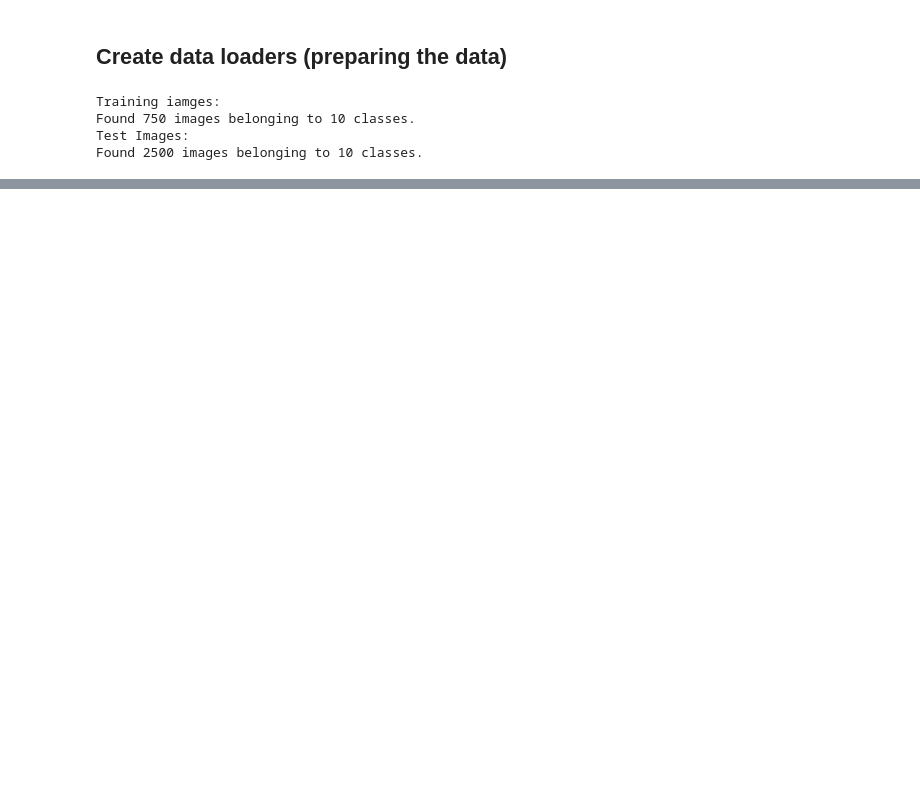
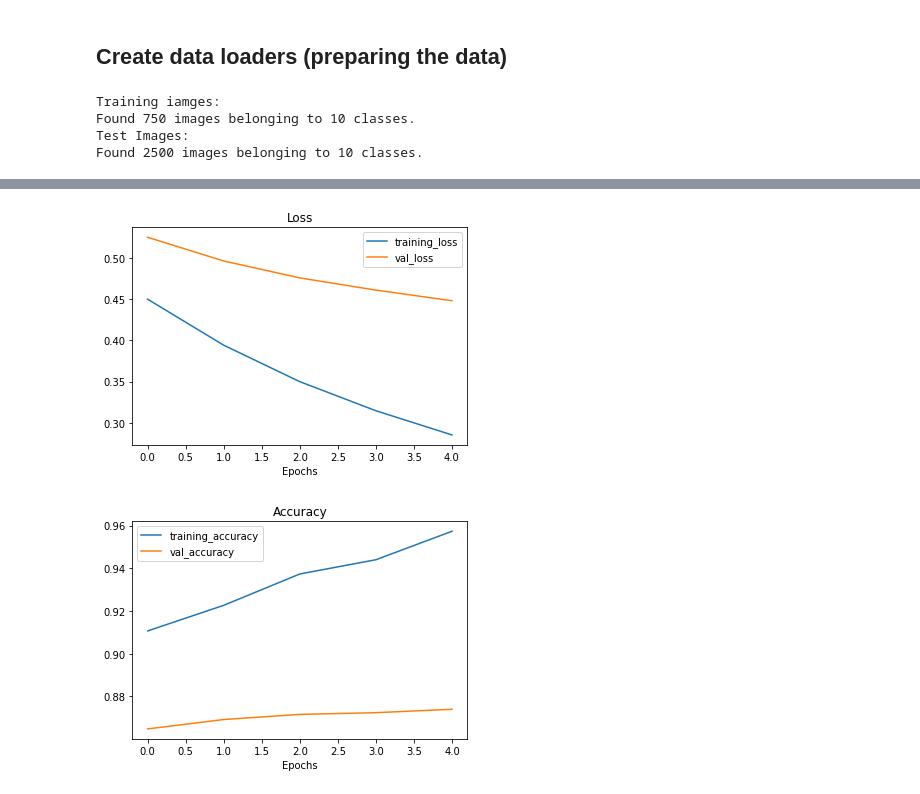
Before and after one commit to helloitsdaksh/Tensorflow_colab, a Jupyter notebook: 04_transfer_learning_in_tensorflow_part_1_feature_extraction.ipynb, the cells around one changed output, grey strips where cells are left out. Saved outputs shown, nothing was run; the diff lists cells and outputs as text; code cells hidden in the pictures; blank space fills up the shorter version.

```diff
--- a/04_transfer_learning_in_tensorflow_part_1_feature_extraction.ipynb
+++ b/04_transfer_learning_in_tensorflow_part_1_feature_extraction.ipynb
@@ -143,0 +324,3 @@ Found 2500 images belonging to 10 classes.
+# %%
+# Create EfficientNet B0 model
+efficientnet_model = create_model(efficientnet_url,num_classes= train_data_10_percent.num_classes)
@@ -143,0 +332,9 @@ Found 2500 images belonging to 10 classes.
+# %%
+# Fit the model
+efficient_history = efficientnet_model.fit(train_data_10_percent,
+                       epochs = 5,
+                       steps_per_epoch = len(train_data_10_percent),
+                       validation_data = test_data_10_percent,
+                       validation_steps= len(test_data_10_percent),
+                       callbacks = [create_tensorboard_callback(dir_name="tensorflow_hub",
+                                                                experiment_name ='EfficientNet_B0')])
@@ -143,0 +389,6 @@ Found 2500 images belonging to 10 classes.
+# %%
+# EfficientNet loss curves
+plot_loss_curves(efficient_history)
+# %% [output]
+[figure, added]
+[figure, added]
```
Also changed, not shown: parts of 18 cells of this notebook.
